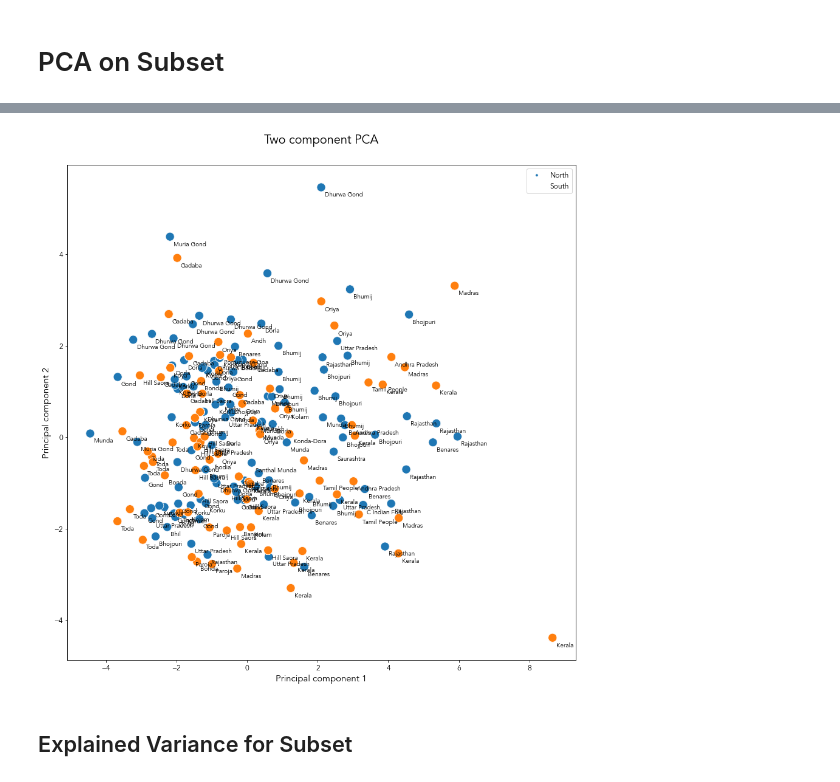
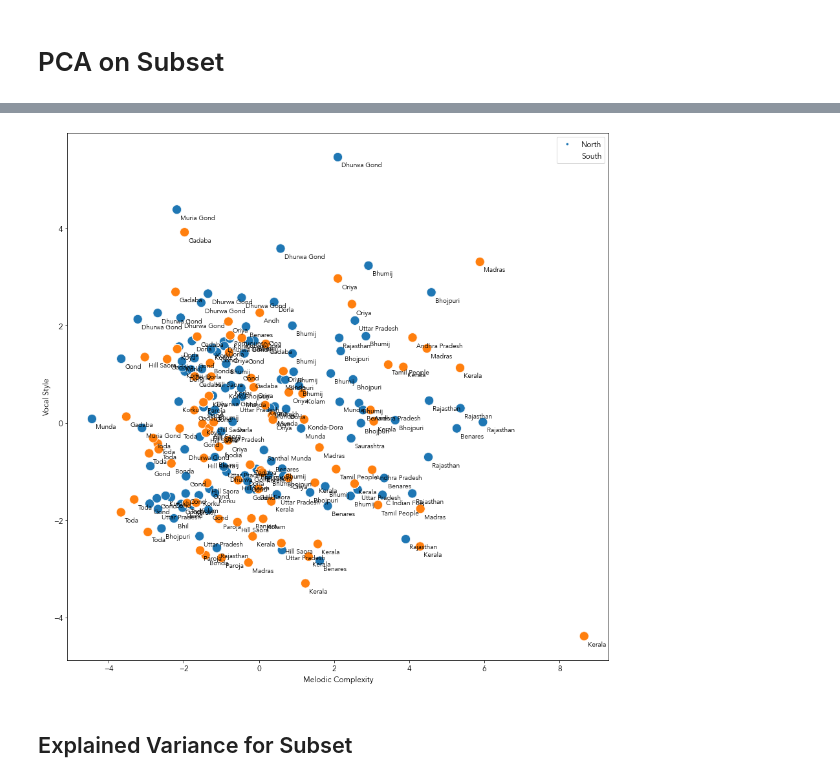
Before and after one commit to comp-music-lab/sfc-journal-2020, a Jupyter notebook: Indian Music Analysis.ipynb, the cells around one changed output, grey strips where cells are left out. Saved outputs shown, nothing was run; the diff lists cells and outputs as text; code cells hidden in the pictures.

```diff
--- a/Indian Music Analysis.ipynb
+++ b/Indian Music Analysis.ipynb
@@ -471,6 +488,15 @@ pca = PCA(n_components=2)
 principalComponents = pca.fit_transform(x)
 
 principalDf = pd.DataFrame(data = principalComponents
-             , columns = ['Principal component 1', 'Principal component 2'])
+             , columns = ['Vocal Complexity', 'Instrumentation'])
 
 finalDf = pd.concat([principalDf, codings['region']], axis = 1)
+# %%
+pca = PCA(n_components=8)
+principalComponents = pca.fit_transform(x)
+plt.figure(figsize=(6,4))
+df = pd.DataFrame({'Variance':pca.explained_variance_ratio_,
+             'Principal Component':['PC1','PC2','PC3','PC4', 'PC5', 'PC6', 'PC7', 'PC8']})
+sns.set(font='Arial')
+sns.barplot(x='Principal Component',y="Variance",
+           data=df, color="c")
@@ -487,23 +510,22 @@ colors = cm.get_cmap('viridis', 9232)
 
 fig = plt.figure(figsize = (15,15))
 ax = fig.add_subplot(1,1,1)
-ax.set_xlabel('Principal Component 1', fontsize = 15)
-ax.set_ylabel('Principal Component 2', fontsize = 15)
-ax.set_title('Two component PCA', fontsize = 20)
 targets = codings['region']
 for target, color in zip(targets,colors.colors):
     indicesToKeep = finalDf['region'] == target
-    p1 = sns.scatterplot(finalDf.loc[indicesToKeep, 'Principal component 1']
-               , finalDf.loc[indicesToKeep, 'Principal component 2'], hue=targets, s=200)
+    p1 = sns.scatterplot(finalDf.loc[indicesToKeep, 'Vocal Complexity']
+               , finalDf.loc[indicesToKeep, 'Instrumentation'], hue=targets, s=200)
+
+p1.set(xlabel='Vocal Complexity', ylabel='Instrumentation')
 
 # If you want to add annotations uncomment the following lines
 for line in range(0,codings.shape[0]):
-     p1.text(finalDf.loc[line, 'Principal component 1']+0.1, finalDf.loc[line, 'Principal component 2']-0.2, codings.loc[line, 'canto_coding_id'], horizontalalignment='left', size='small', color='black', weight='light')
+     p1.text(finalDf.loc[line, 'Vocal Complexity']+0.1, finalDf.loc[line, 'Instrumentation']-0.2, codings.loc[line, 'culture'], horizontalalignment='left', size='small', color='black', weight='light')
 
 
 lgnd = ax.legend(targets.unique(), loc="upper right")
 for handle in lgnd.legendHandles:
-    handle.set_sizes([20.0])
+    handle._size = [20.0]
 
 plt.rcParams.update({'font.size': 12})
 plt.savefig("./figs/india_pca.png")
@@ -571,36 +572,33 @@ pca = PCA(n_components=2)
 principalComponents = pca.fit_transform(x)
 
 principalDf = pd.DataFrame(data = principalComponents
-             , columns = ['Principal component 1', 'Principal component 2'])
+             , columns = ['Melodic Complexity', 'Vocal Style'])
 
 finalDf = pd.concat([principalDf, codings['region']], axis = 1)
 # %%
 colors = cm.get_cmap('viridis', 9232)
 
 fig = plt.figure(figsize = (15,15))
 ax = fig.add_subplot(1,1,1)
-ax.set_xlabel('Principal Component 1', fontsize = 15)
-ax.set_ylabel('Principal Component 2', fontsize = 15)
-ax.set_title('Two component PCA', fontsize = 20)
 targets = codings['region']
 for target, color in zip(targets,colors.colors):
     indicesToKeep = finalDf['region'] == target
-    p1 = sns.scatterplot(finalDf.loc[indicesToKeep, 'Principal component 1']
-               , finalDf.loc[indicesToKeep, 'Principal component 2'], hue=targets, s=200)
+    p1 = sns.scatterplot(finalDf.loc[indicesToKeep, 'Melodic Complexity']
+               , finalDf.loc[indicesToKeep, 'Vocal Style'], hue=targets, s=200)
 
 # If you want to add annotations uncomment the following lines
 for line in range(0,codings.shape[0]):
-     p1.text(finalDf.loc[line, 'Principal component 1']+0.1, finalDf.loc[line, 'Principal component 2']-0.2, codings.loc[line, 'culture'], horizontalalignment='left', size='small', color='black', weight='light')
+     p1.text(finalDf.loc[line, 'Melodic Complexity']+0.1, finalDf.loc[line, 'Vocal Style']-0.2, codings.loc[line, 'culture'], horizontalalignment='left', size='small', color='black', weight='light')
 
 
 lgnd = ax.legend(targets.unique(), loc="upper right")
 for handle in lgnd.legendHandles:
     handle.set_sizes([20.0])
 
 plt.rcParams.update({'font.size': 12})
 plt.savefig("./figs/subset_pca.png")
 # %% [output]
-[figure, old version]
+[figure, new version]
 # %% [markdown]
 ## Explained Variance for Subset
 # %%
```
Also changed, not shown: parts of 11 cells of this notebook, 26 other files.
